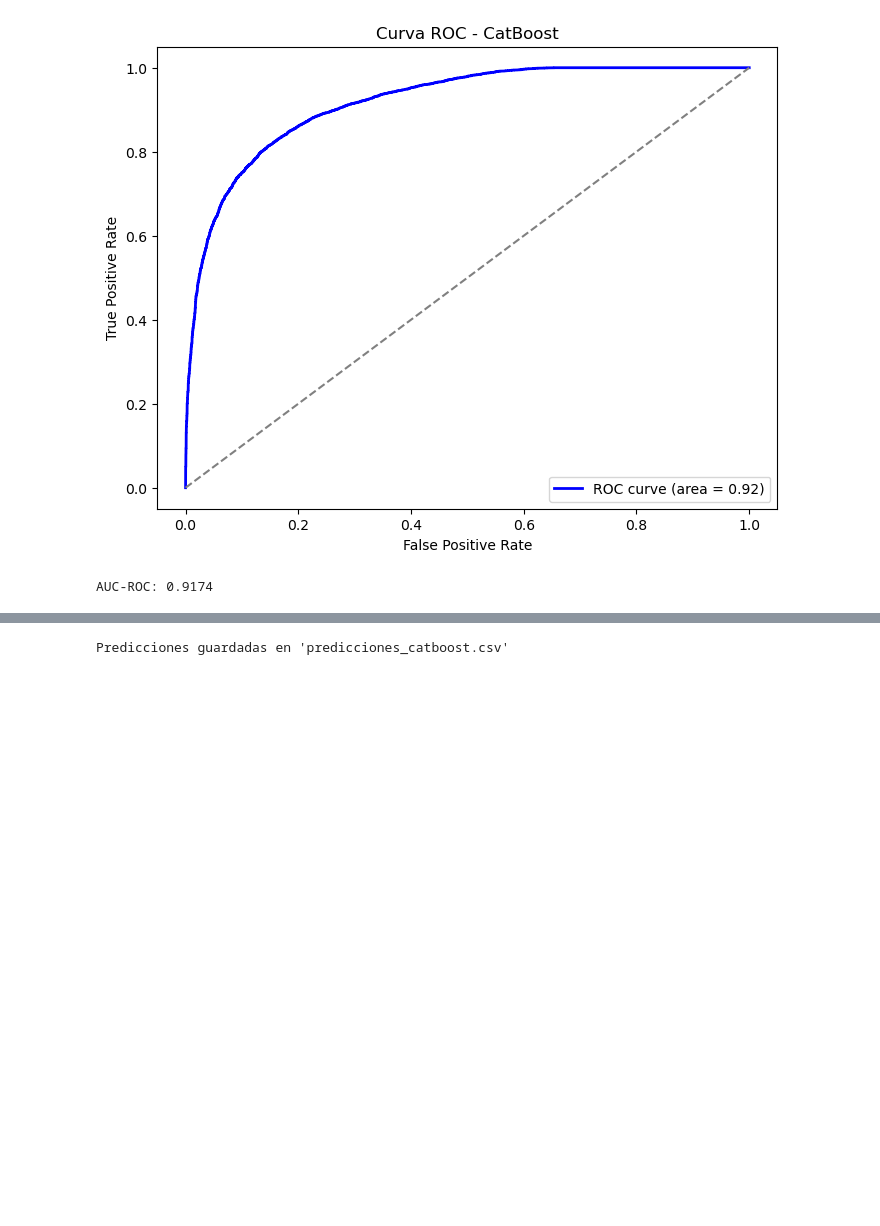
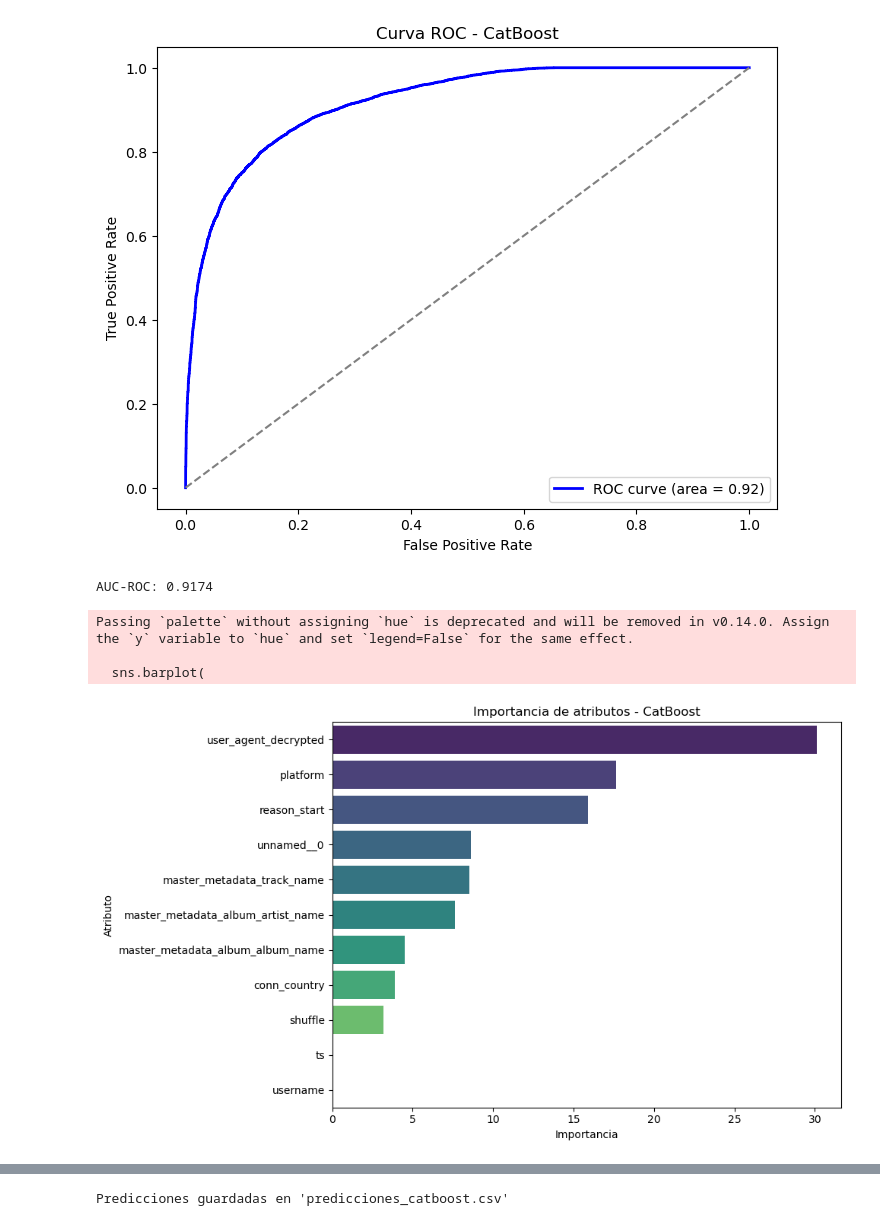
Before and after one commit to belenchen1/song-skip-predictor, a Jupyter notebook: t5p-spotify.ipynb, the cells around one changed output, grey strips where cells are left out. Saved outputs shown, nothing was run; the diff lists cells and outputs as text; code cells hidden in the pictures; blank space fills up the shorter version.

```diff
--- a/t5p-spotify.ipynb
+++ b/t5p-spotify.ipynb
@@ -196,10 +196,10 @@ canciones.columns = (
 )
 
 ######## MODELO ########
-# Separar variables predictoras (X) y target (y)
-y = canciones["target"]
-X = canciones.drop(columns=["target"])
+y = canciones["target"]          # target: lo que quiero predecir
+X = canciones.drop(columns=["target"])  # features: todo lo demás
 
+''' # esto es lo viejo de la división.
 # Dividir en conjunto de entrenamiento, validación y prueba
 X_train, X_temp, y_train, y_temp = train_test_split(X, y, test_size=0.3, random_state=42, stratify=y)
 X_valid, X_test, y_valid, y_test = train_test_split(X_temp, y_temp, test_size=0.5, random_state=42, stratify=y_temp)
@@ -207,6 +207,21 @@ X_valid, X_test, y_valid, y_test = train_test_split(X_temp, y_temp, test_size=0.
 # Configurar el dataset para CatBoost
 train_data = cb.Pool(X_train, label=y_train, cat_features=categorical_cols)
 valid_data = cb.Pool(X_valid, label=y_valid, cat_features=categorical_cols)
+'''
+
+# Dividir en 90% entrenamiento y 10% validación
+X_train, X_valid, y_train, y_valid = train_test_split(
+    X, y,
+    test_size=0.1,
+    random_state=42,
+    stratify=y  # mantiene proporciones del target
+)
+
+# Crear los Pools para CatBoost
+train_data = cb.Pool(X_train, label=y_train, cat_features=categorical_cols)
+valid_data = cb.Pool(X_valid, label=y_valid, cat_features=categorical_cols)
+
+'''lo de arriba es nuevo. cambié lo de la división de los datos'''
 
 modelo = cb.CatBoostClassifier(verbose=0, loss_function='Logloss', eval_metric='AUC', random_seed=42,cat_features=categorical_cols)
 # Definir parámetros del modelo
@@ -283,3 +298,31 @@ bestIteration = 298
 Shrink model to first 299 iterations.
 [figure]
 AUC-ROC: 0.9174
+# %%
+#Calcular correlaciones y target
+importancia = modelofinal.get_feature_importance()
+columnas = X_train.columns
+
+df_importancia = pd.DataFrame({
+    'atributo': columnas,
+    'importancia': importancia
+}).sort_values(by='importancia', ascending=False)
+# %%
+import seaborn as sns
+import matplotlib.pyplot as plt
+#Graficar correlaciones de atributos y target
+plt.figure(figsize=(10, 6))
+sns.barplot(
+    data=df_importancia.head(20),  # Top 20 más importantes
+    x='importancia', y='atributo', palette='viridis'
+)
+plt.title('Importancia de atributos - CatBoost')
+plt.xlabel('Importancia')
+plt.ylabel('Atributo')
+plt.tight_layout()
+plt.show()
+# %% [output]
+Passing `palette` without assigning `hue` is deprecated and will be removed in v0.14.0. Assign the `y` variable to `hue` and set `legend=False` for the same effect.
+
+  sns.barplot(
+[figure, added]
```
Also changed, not shown: parts of 3 cells of this notebook.
